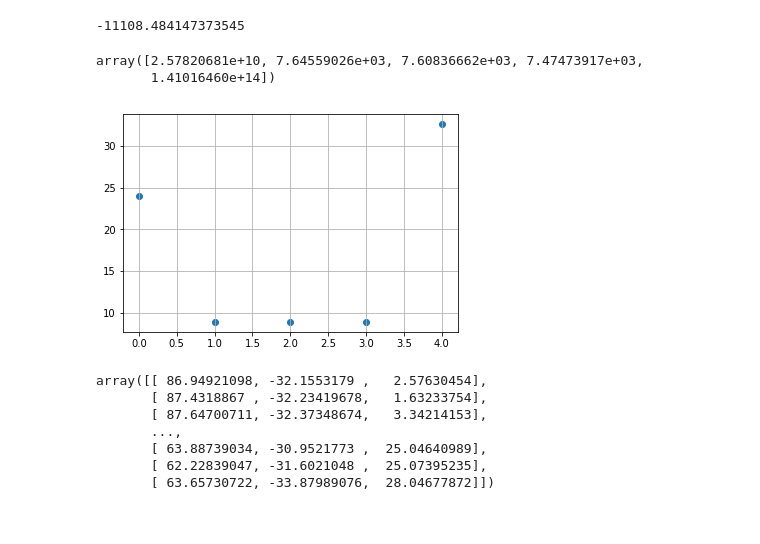
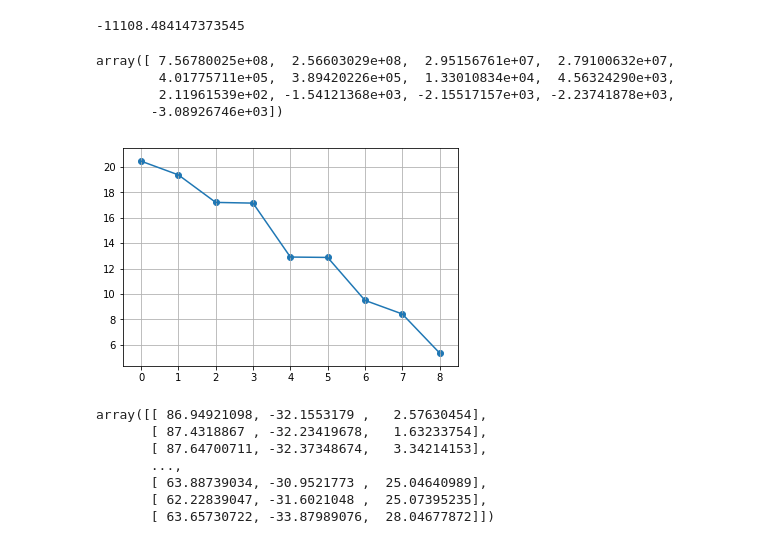
Before and after one commit to Senbjorn/DiplomaPython, a Jupyter notebook: source/notebook_test_pc.ipynb, the cells around one changed output. Saved outputs shown, nothing was run; the diff lists cells and outputs as text; code cells hidden in the pictures.

```diff
--- a/source/notebook_test_pc.ipynb
+++ b/source/notebook_test_pc.ipynb
@@ -15,6 +16,6 @@ Populating the interactive namespace from numpy and matplotlib
 # %%
 def confined_gradient_descent(
-        rw, decrement=0.9, relative_bounds_r=(0.01, 7), relative_bounds_s=(0.01, 0.5),
+        rw, decrement=0.9, relative_bounds_r=(0.01, 3), relative_bounds_s=(0.01, 0.5),
         max_iter=100, save_path=False):
     """
     Performs gradient descent with respect to a special confinement.
@@ -195,7 +197,7 @@ print(rw.get_position(0))
 # %%
 pos0 = rw.get_position(0)
 pos1 = rw.get_position(1)
-rw.set_position(0, [np.array([0, 0, 0]), np.quaternion(np.cos(np.pi * (1/24)), 0, np.sin(np.pi * (1/24)), 0), (len(coords_0)) ** 0.5 * np.array([0.3, 0.1, 0.5, *([0] * 7)])])
+rw.set_position(0, [np.array([200, 0, 0]), np.quaternion(np.cos(np.pi * (1/24)), 0, np.sin(np.pi * (1/24)), 0), (len(coords_0)) ** 0.5 * np.array([0.3, 0.1, 0.5, *([0] * 7)])])
 rw.set_position(1, [np.array([0, 0, 0]), pos1[1], pos1[2]])
 # %%
 n = len(coords_0)
@@ -326,16 +348,19 @@ E1 = result["energies"] - np.min(E) + 1
 # %%
 E1
 # %% [output]
-array([2.57820681e+10, 7.64559026e+03, 7.60836662e+03, 7.47473917e+03,
-       1.41016460e+14])
+array([ 7.56780025e+08,  2.56603029e+08,  2.95156761e+07,  2.79100632e+07,
+        4.01775711e+05,  3.89420226e+05,  1.33010834e+04,  4.56324290e+03,
+        2.11961539e+02, -1.54121368e+03, -2.15517157e+03, -2.23741878e+03,
+       -3.08926746e+03])
 # %%
 fig, ax = plt.subplots()
+ax.plot(range(len(E1)), np.log(E1)) # тобы точки было видно
 ax.scatter(range(len(E1)), np.log(E1))
 ax.set_yscale("linear")
 ax.grid()
 plt.show()
 # %% [output]
-[figure, old version]
+[figure, new version]
 # %%
 rw._protein_complex.get_coords(0)
 # %% [output]
```
Also changed, not shown: parts of 8 cells of this notebook.
